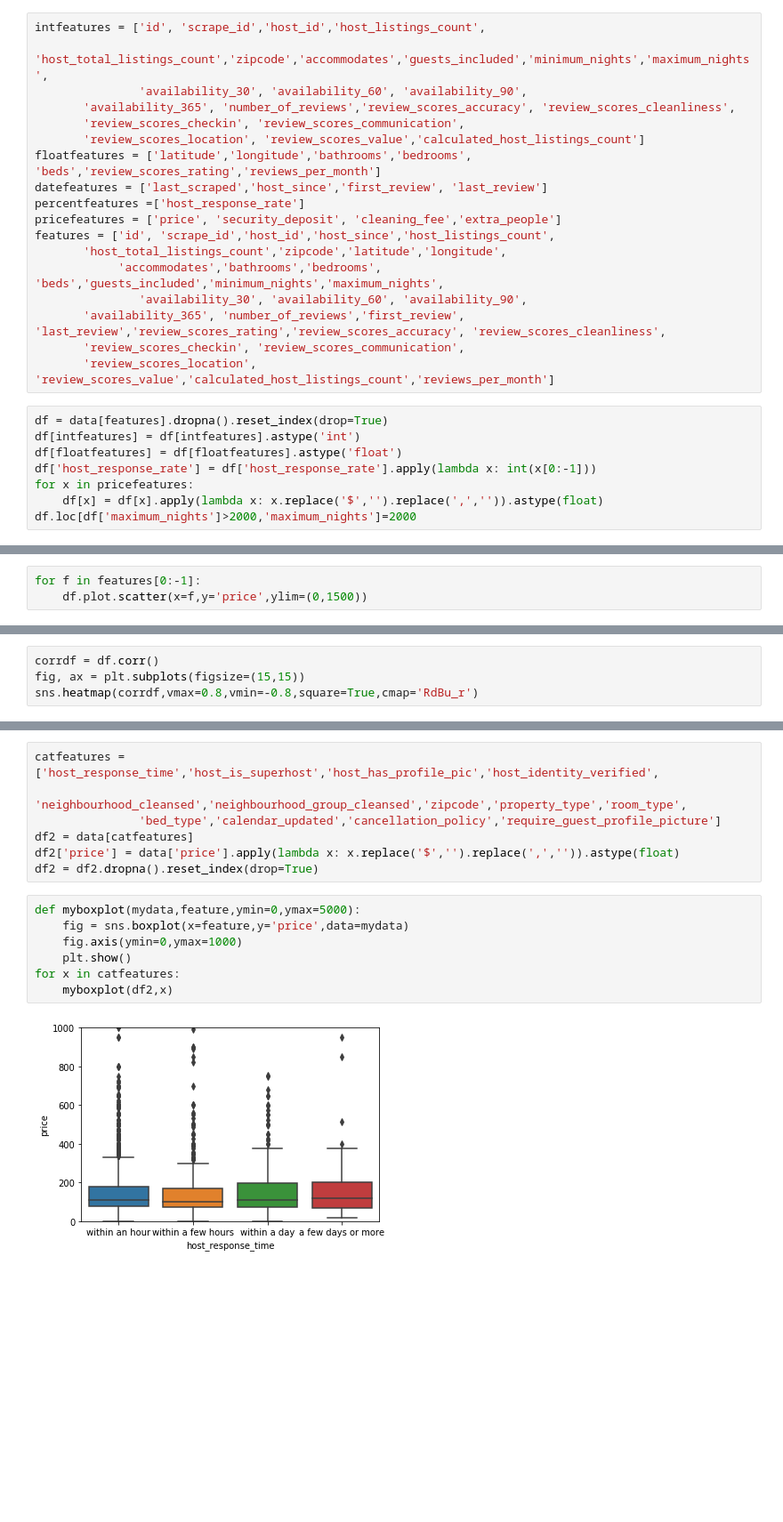
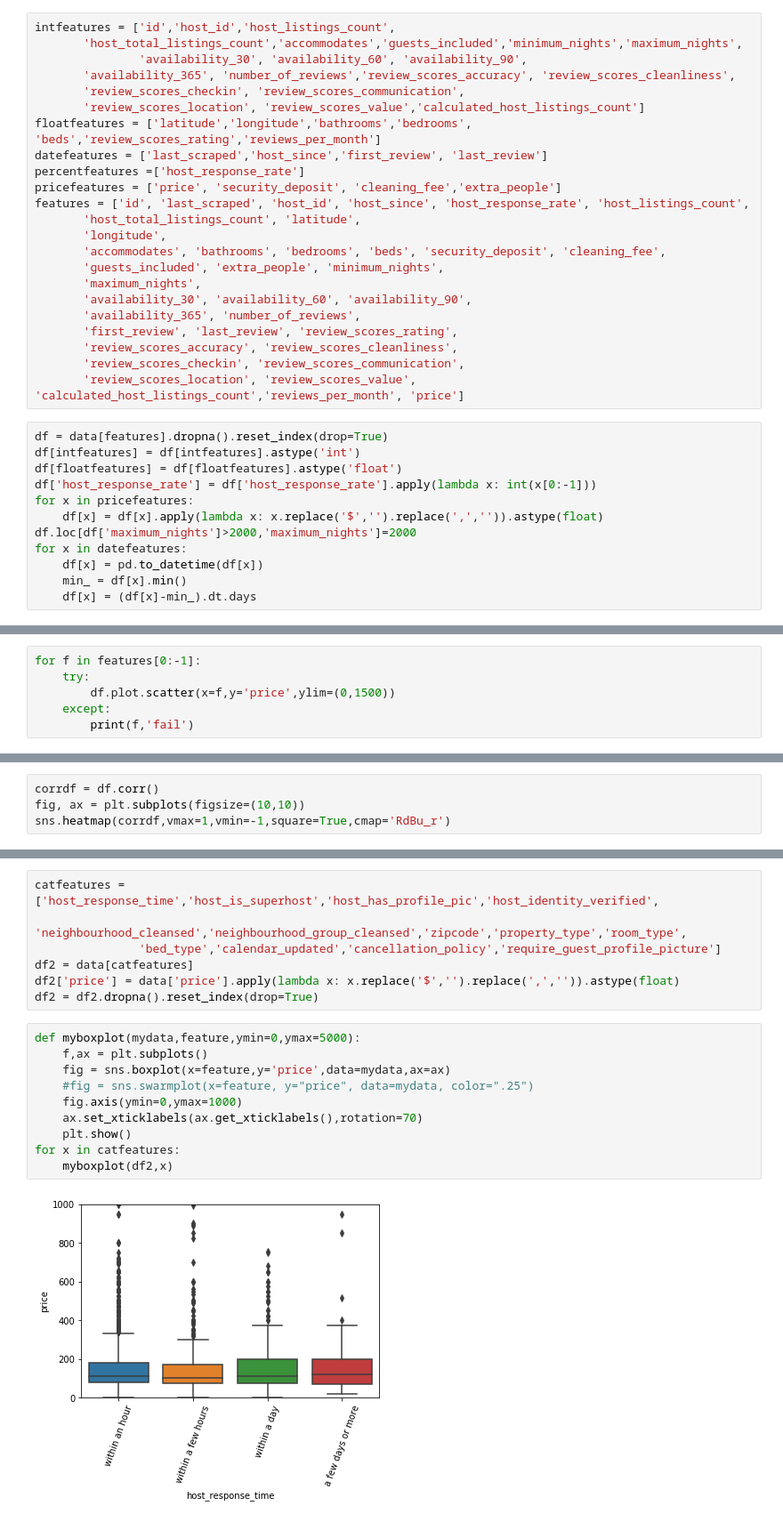
Before and after one commit to hengjiwang/seattle_airbnb_prediction, a Jupyter notebook: clean_and_feature_extraction/features analysis.ipynb, the cells around one changed output, grey strips where cells are left out. Shown at 89% size. Drawn from its saved outputs; the diff is of its cells as text; blank space fills up the shorter version.

```diff
--- a/clean_and_feature_extraction/features analysis.ipynb
+++ b/clean_and_feature_extraction/features analysis.ipynb
@@ -37,6 +17,6 @@ array(['id', 'listing_url', 'scrape_id', 'last_scraped', 'name',
 # %%
-intfeatures = ['id', 'scrape_id','host_id','host_listings_count',
-       'host_total_listings_count','zipcode','accommodates','guests_included','minimum_nights','maximum_nights',
+intfeatures = ['id','host_id','host_listings_count',
+       'host_total_listings_count','accommodates','guests_included','minimum_nights','maximum_nights',
                'availability_30', 'availability_60', 'availability_90',
        'availability_365', 'number_of_reviews','review_scores_accuracy', 'review_scores_cleanliness',
        'review_scores_checkin', 'review_scores_communication',
@@ -45,13 +25,18 @@ floatfeatures = ['latitude','longitude','bathrooms','bedrooms', 'beds','review_s
 datefeatures = ['last_scraped','host_since','first_review', 'last_review']
 percentfeatures =['host_response_rate']
 pricefeatures = ['price', 'security_deposit', 'cleaning_fee','extra_people']
-features = ['id', 'scrape_id','host_id','host_since','host_listings_count',
-       'host_total_listings_count','zipcode','latitude','longitude',
-            'accommodates','bathrooms','bedrooms', 'beds','guests_included','minimum_nights','maximum_nights',
-               'availability_30', 'availability_60', 'availability_90',
-       'availability_365', 'number_of_reviews','first_review', 'last_review','review_scores_rating','review_scores_accuracy', 'review_scores_cleanliness',
+features = ['id', 'last_scraped', 'host_id', 'host_since', 'host_response_rate', 'host_listings_count',
+       'host_total_listings_count', 'latitude',
+       'longitude',
+       'accommodates', 'bathrooms', 'bedrooms', 'beds', 'security_deposit', 'cleaning_fee',
+       'guests_included', 'extra_people', 'minimum_nights',
+       'maximum_nights',
+       'availability_30', 'availability_60', 'availability_90',
+       'availability_365', 'number_of_reviews',
+       'first_review', 'last_review', 'review_scores_rating',
+       'review_scores_accuracy', 'review_scores_cleanliness',
        'review_scores_checkin', 'review_scores_communication',
-       'review_scores_location', 'review_scores_value','calculated_host_listings_count','reviews_per_month']
+       'review_scores_location', 'review_scores_value', 'calculated_host_listings_count','reviews_per_month', 'price']
 # %%
 df = data[features].dropna().reset_index(drop=True)
 df[intfeatures] = df[intfeatures].astype('int')
@@ -60,6 +45,10 @@ df['host_response_rate'] = df['host_response_rate'].apply(lambda x: int(x[0:-1])
 for x in pricefeatures:
     df[x] = df[x].apply(lambda x: x.replace('$','').replace(',','')).astype(float)
 df.loc[df['maximum_nights']>2000,'maximum_nights']=2000
+for x in datefeatures:
+    df[x] = pd.to_datetime(df[x])
+    min_ = df[x].min()
+    df[x] = (df[x]-min_).dt.days
 # %% [markdown]
 # Distribuiton of price in 2018
 # %%
@@ -74,5 +75,8 @@ Kurtosis: 259.066519
 # Correlation Between All numerical features
 # %%
 for f in features[0:-1]:
-    df.plot.scatter(x=f,y='price',ylim=(0,1500))
+    try:
+        df.plot.scatter(x=f,y='price',ylim=(0,1500))
+    except:
+        print(f,'fail')
 # %% [output]
@@ -92,6 +96,6 @@ for f in features[0:-1]:
 # %%
 corrdf = df.corr()
-fig, ax = plt.subplots(figsize=(15,15))
-sns.heatmap(corrdf,vmax=0.8,vmin=-0.8,square=True,cmap='RdBu_r')
+fig, ax = plt.subplots(figsize=(10,10))
+sns.heatmap(corrdf,vmax=1,vmin=-1,square=True,cmap='RdBu_r')
 # %% [output]
 <matplotlib.axes._subplots.AxesSubplot at 0x...>
@@ -107,10 +111,13 @@ df2['price'] = data['price'].apply(lambda x: x.replace('$','').replace(',','')).
 df2 = df2.dropna().reset_index(drop=True)
 # %%
 def myboxplot(mydata,feature,ymin=0,ymax=5000):
-    fig = sns.boxplot(x=feature,y='price',data=mydata)
+    f,ax = plt.subplots()
+    fig = sns.boxplot(x=feature,y='price',data=mydata,ax=ax)
+    #fig = sns.swarmplot(x=feature, y="price", data=mydata, color=".25")
     fig.axis(ymin=0,ymax=1000)
+    ax.set_xticklabels(ax.get_xticklabels(),rotation=70)
     plt.show()
 for x in catfeatures:
     myboxplot(df2,x)
 # %% [output]
-[figure, old version]
+[figure, new version]
```
Also changed, not shown: parts of 6 cells of this notebook, 26 other files.
